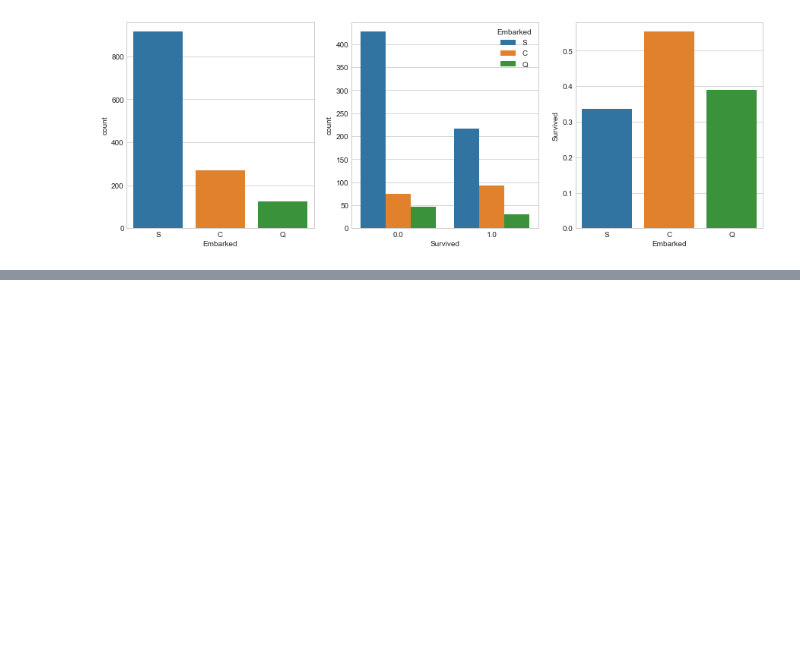
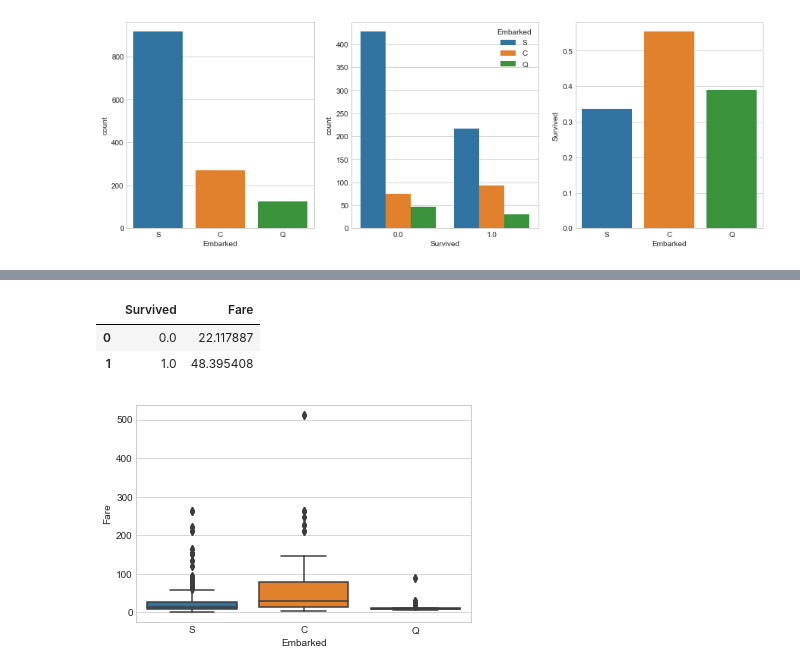
Before and after one commit to dzzxjl/kaggle, a Jupyter notebook: titanic_test/my_tutorial.ipynb, the cells around one changed output, grey strips where cells are left out. Drawn from its saved outputs; the diff is of its cells as text; code cells hidden in the pictures; blank space fills up the shorter version.

```diff
--- a/titanic_test/my_tutorial.ipynb
+++ b/titanic_test/my_tutorial.ipynb
@@ -119,0 +252,18 @@ sns.barplot(x='Embarked', y='Survived', data=embark_perc, order=['S', 'C', 'Q'],
+# %%
+df[['Ticket', 'Fare']].groupby(['Ticket'], as_index=False).mean()
+# divide the standard deviation by the mean. A lower ratio means a tighter
+# distribution of Fare in each Ticket type
+df[['Ticket', 'Fare']].groupby(['Ticket']).std() /  df[['Ticket', 'Fare']].groupby(['Ticket']).mean()
+# use boxplot to visualize the distribution of Fare for each Embarked
+sns.boxplot('Embarked','Fare',data=df)
+# plt.ylim(0, 300) # ignore one data point with Fare > 500
+
+guess_Fare = df.loc[(df.Ticket == '3') & (df.Pclass == 3) & (df.Embarked == 'S')].median()
+df.Fare.fillna(guess_Fare, inplace=True)
+# inspect the mean Fare values for people who died and survived
+df[['Fare', 'Survived']].groupby(['Survived'],as_index=False).mean()
+# %% [output]
+|  | Survived | Fare |
+| 0 | 0.0 | 22.117887 |
+| 1 | 1.0 | 48.395408 |
+[figure, added]
```
Also changed, not shown: parts of 15 cells of this notebook.
